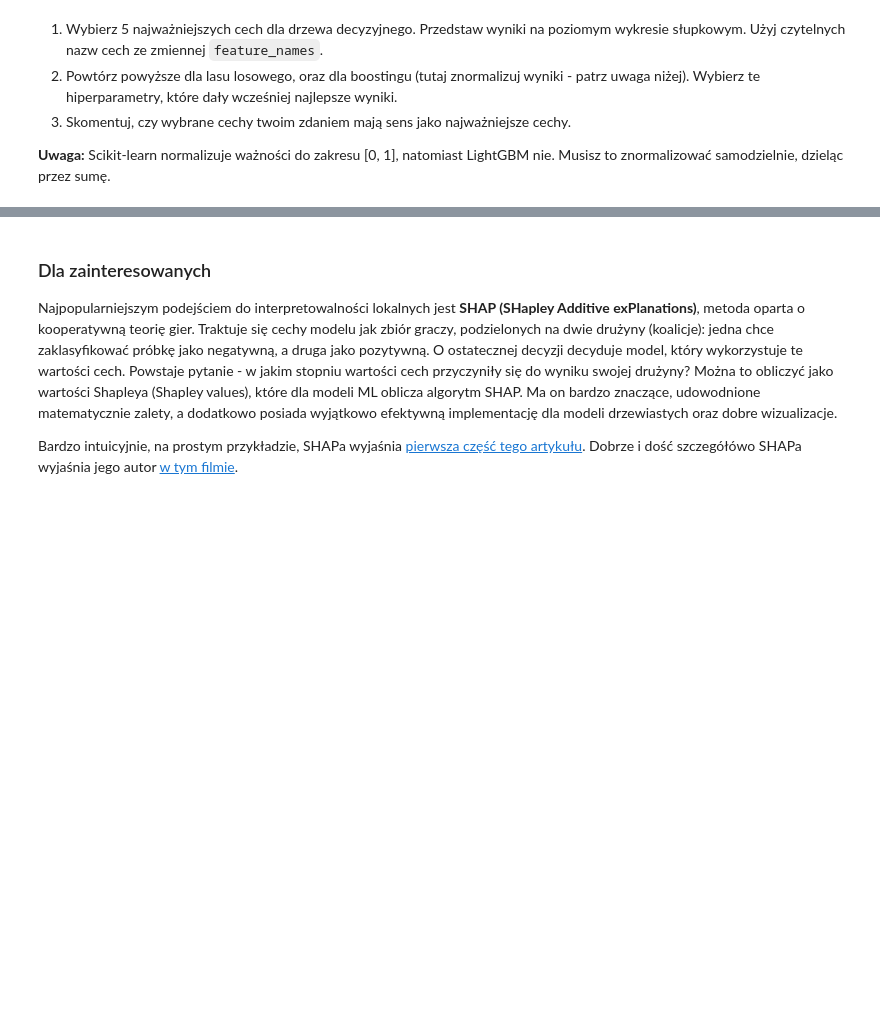
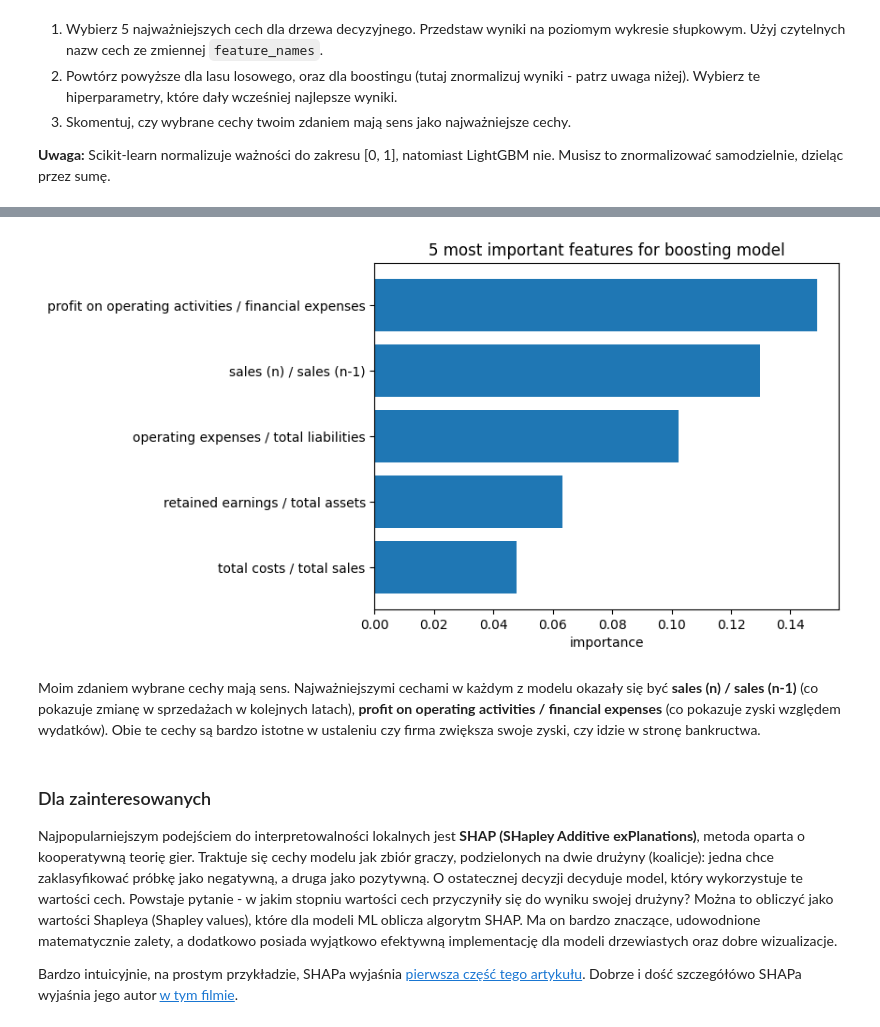
Before and after one commit to Mosder/agh, a Jupyter notebook: sem5/psi/lab2/lab_2.ipynb, the cells around one changed output, grey strips where cells are left out. Cells and saved outputs as stored; diff of their text form; code cells hidden in the pictures; blank space fills up the shorter version.

```diff
--- a/sem5/psi/lab2/lab_2.ipynb
+++ b/sem5/psi/lab2/lab_2.ipynb
@@ -472,6 +490,11 @@ Hiperparametry LightGBMa są dobrze opisane w oficjalnej dokumentacji: [wersja k
 - nie ustawiaj wszędzie `n_jobs=-1`, bo wtedy stworzysz więcej procesów niż rdzeni i spowodujesz thread contention
 # %%
 from sklearn.model_selection import RandomizedSearchCV
+from sklearn.metrics import classification_report
+
+lgbm = LGBMClassifier(importance_type="gain", random_state=0, verbose=-1, n_jobs=-1)
+# use pd.DataFrame to avoid warnings
+lgbm.fit(pd.DataFrame(X_train), y_train)
 
 param_grid = {
     "n_estimators": [100, 250, 500],
@@ -480,6 +503,30 @@ param_grid = {
     "colsample_bytree": [0.8, 0.9, 1.0],
     "subsample": [0.8, 0.9, 1.0],
 }
-lgbm = LGBMClassifier(importance_type="gain", random_state=0, verbose=-1, n_jobs=1)
-rscv = RandomizedSearchCV(lgbm, param_grid, n_iter=30, verbose=2, n_jobs=-1, scoring="roc_auc", random_state=0)
-rscv.fit(X_train, y_train)
+rscv = RandomizedSearchCV(
+    LGBMClassifier(importance_type="gain", random_state=0, verbose=-1, n_jobs=1),
+    param_grid,
+    n_iter=50,
+    verbose=0,
+    n_jobs=-1,
+    scoring="roc_auc",
+    random_state=0
+)
+# use pd.DataFrame to avoid warnings
+rscv.fit(pd.DataFrame(X_train), y_train)
+model_boosting = rscv.best_estimator_
+
+print("Best params:")
+[print(f"{p}: {rscv.best_params_[p]}") for p in param_grid.keys()]
+
+print("\nNo tuning report:")
+# use pd.DataFrame to avoid warnings
+print(classification_report(y_test, lgbm.predict(pd.DataFrame(X_test))))
+
+print("Tuning report:")
+# use pd.DataFrame to avoid warnings
+print(classification_report(y_test, rscv.predict(pd.DataFrame(X_test))))
+
+# use pd.DataFrame to avoid warnings
+auroc = roc_auc_score(y_test, rscv.predict_proba(pd.DataFrame(X_test))[:,1])
+print(f"AUROC: {auroc}")
@@ -549,3 +614,10 @@ Ze względu na powyższe, ważności cech normalizuje się często do zakresu [0
+# %%
+boosting_importances = model_boosting.feature_importances_/np.sum(model_boosting.feature_importances_)
+plot_most_important_features(boosting_importances, "boosting")
+# %% [output]
+[figure, added]
+# %% [markdown]
+Moim zdaniem wybrane cechy mają sens. Najważniejszymi cechami w każdym z modelu okazały się być <b>sales (n) / sales (n-1)</b> (co pokazuje zmianę w sprzedażach w kolejnych latach), <b>profit on operating activities / financial expenses</b> (co pokazuje zyski względem wydatków). Obie te cechy są bardzo istotne w ustaleniu czy firma zwiększa swoje zyski, czy idzie w stronę bankructwa.
 # %% [markdown]
 ### Dla zainteresowanych
 
```
Also changed, not shown: parts of 18 cells of this notebook, 1 other file.
